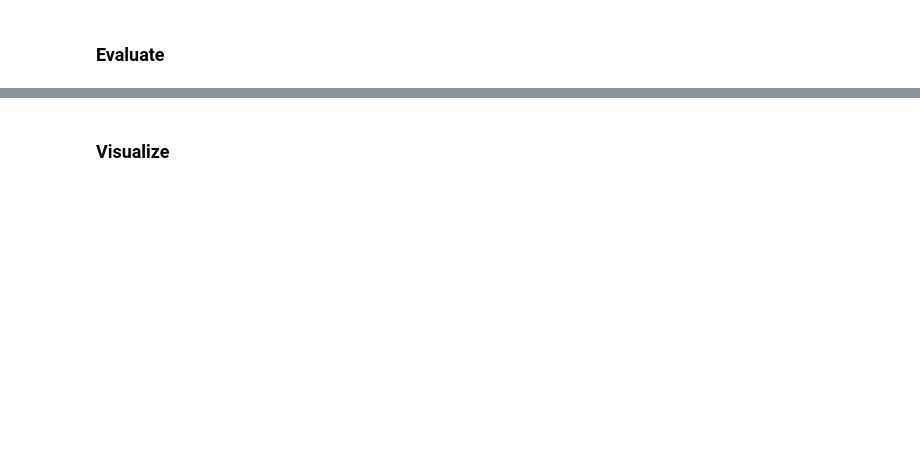
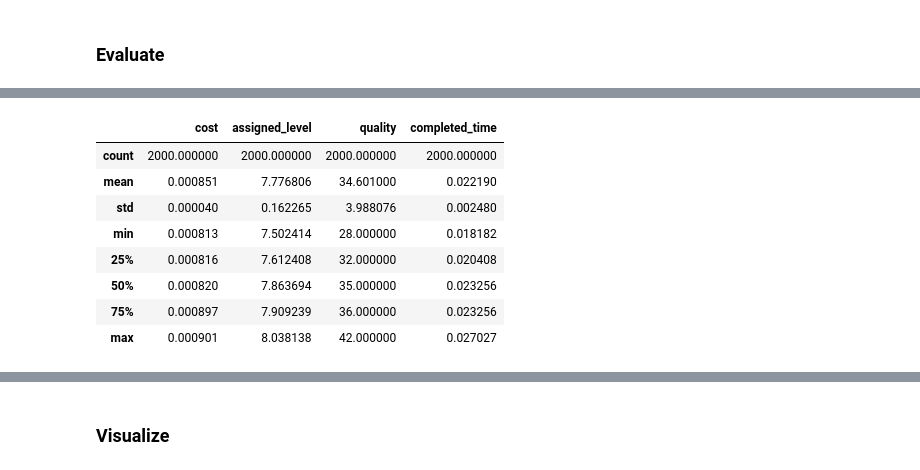
Before and after one commit to 5-Niubi/algorithmns, a Jupyter notebook: nsga2-with-rcpsp.ipynb, the cells around one changed output, grey strips where cells are left out. Drawn from its saved outputs; the diff is of its cells as text; code cells hidden in the pictures; blank space fills up the shorter version.

```diff
--- a/nsga2-with-rcpsp.ipynb
+++ b/nsga2-with-rcpsp.ipynb
@@ -304,3 +389,16 @@ The elapsed time:0.07537198066711426
 # %%
 import pandas as pd
 df = pd.DataFrame(best_obj, columns = ['cost', 'assigned_level', 'quality', 'completed_time'])
+df['solution'] = best_list
+# %%
+df.describe()
+# %% [output]
+|  | cost | assigned_level | quality | completed_time |
+| count | 2000.000000 | 2000.000000 | 2000.000000 | 2000.000000 |
+| mean | 0.000851 | 7.776806 | 34.601000 | 0.022190 |
+| std | 0.000040 | 0.162265 | 3.988076 | 0.002480 |
+| min | 0.000813 | 7.502414 | 28.000000 | 0.018182 |
+| 25% | 0.000816 | 7.612408 | 32.000000 | 0.020408 |
+| 50% | 0.000820 | 7.863694 | 35.000000 | 0.023256 |
+| 75% | 0.000897 | 7.909239 | 36.000000 | 0.023256 |
+| max | 0.000901 | 8.038138 | 42.000000 | 0.027027 |
```
Also changed, not shown: parts of 27 cells of this notebook, 9 other files.
